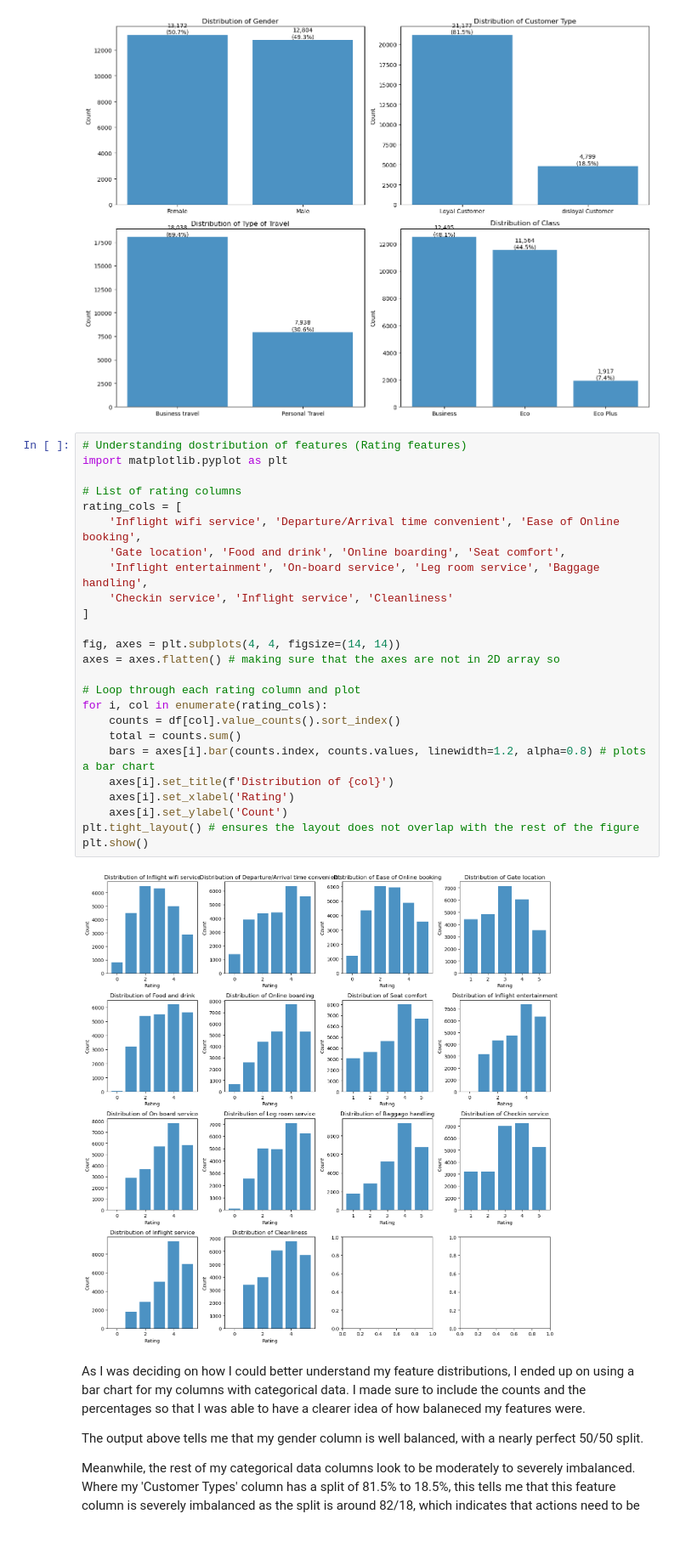
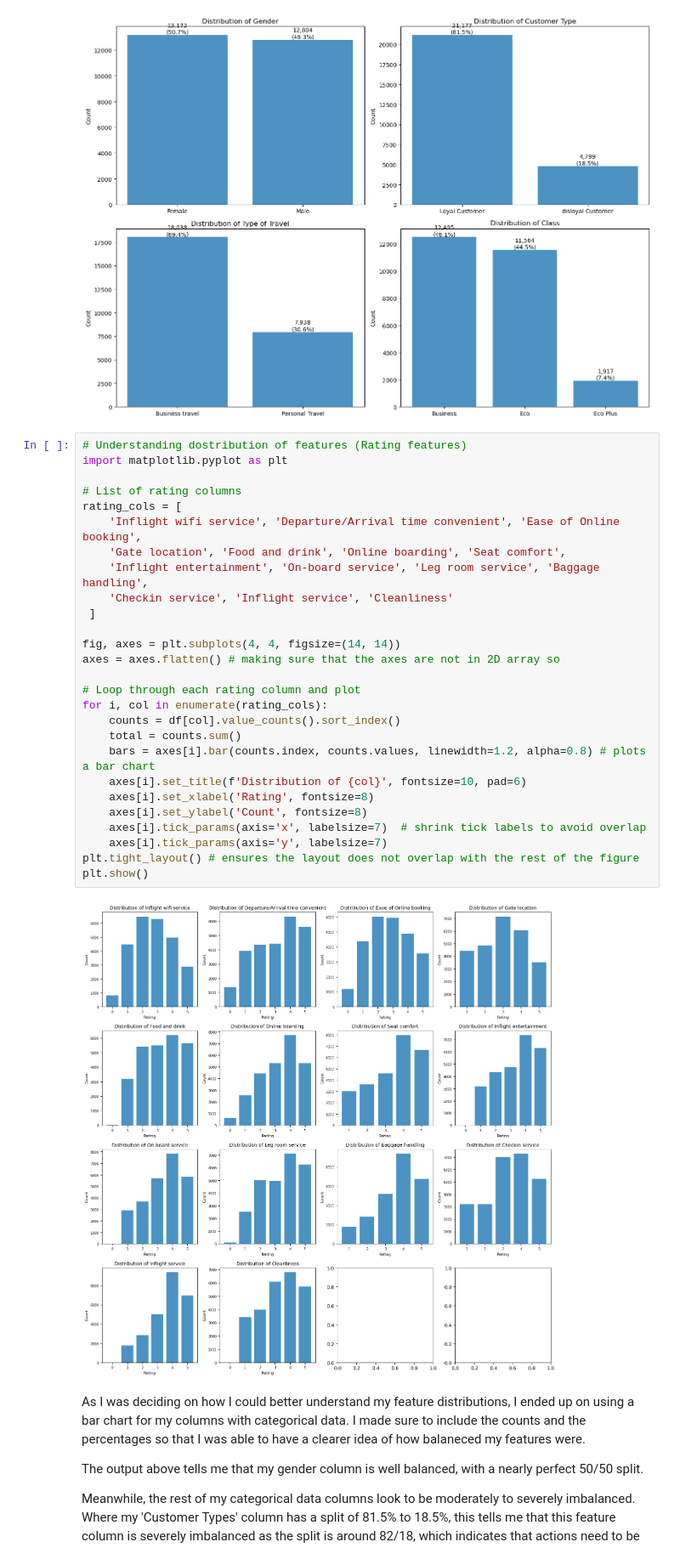
Before and after one commit to EthanYip-prog/MLDP_Project, a Jupyter notebook: MLDP_Project_Ethan.ipynb, the cells around one changed output. Shown at 85% size. Drawn from its saved outputs; the diff is of its cells as text.

```diff
--- a/MLDP_Project_Ethan.ipynb
+++ b/MLDP_Project_Ethan.ipynb
@@ -207,30 +207,32 @@ plt.show()
 # %%
 # Understanding dostribution of features (Rating features)
 import matplotlib.pyplot as plt
 
 # List of rating columns
 rating_cols = [
     'Inflight wifi service', 'Departure/Arrival time convenient', 'Ease of Online booking',
     'Gate location', 'Food and drink', 'Online boarding', 'Seat comfort',
     'Inflight entertainment', 'On-board service', 'Leg room service', 'Baggage handling',
     'Checkin service', 'Inflight service', 'Cleanliness'
-]
+ ]
 
 fig, axes = plt.subplots(4, 4, figsize=(14, 14))
 axes = axes.flatten() # making sure that the axes are not in 2D array so
 
 # Loop through each rating column and plot
 for i, col in enumerate(rating_cols):
     counts = df[col].value_counts().sort_index()
     total = counts.sum()
     bars = axes[i].bar(counts.index, counts.values, linewidth=1.2, alpha=0.8) # plots a bar chart
-    axes[i].set_title(f'Distribution of {col}')
-    axes[i].set_xlabel('Rating')
-    axes[i].set_ylabel('Count')
+    axes[i].set_title(f'Distribution of {col}', fontsize=10, pad=6)
+    axes[i].set_xlabel('Rating', fontsize=8)
+    axes[i].set_ylabel('Count', fontsize=8)
+    axes[i].tick_params(axis='x', labelsize=7)  # shrink tick labels to avoid overlap
+    axes[i].tick_params(axis='y', labelsize=7)
 plt.tight_layout() # ensures the layout does not overlap with the rest of the figure
 plt.show()
 # %% [output]
-[figure, old version]
+[figure, new version]
 # %% [markdown]
 As I was deciding on how I could better understand my feature distributions, I ended up on using a bar chart for my columns with categorical data. I made sure to include the counts and the percentages so that I was able to have a clearer idea of how balaneced my features were.
 
```
Also changed, not shown: parts of 6 cells of this notebook.
